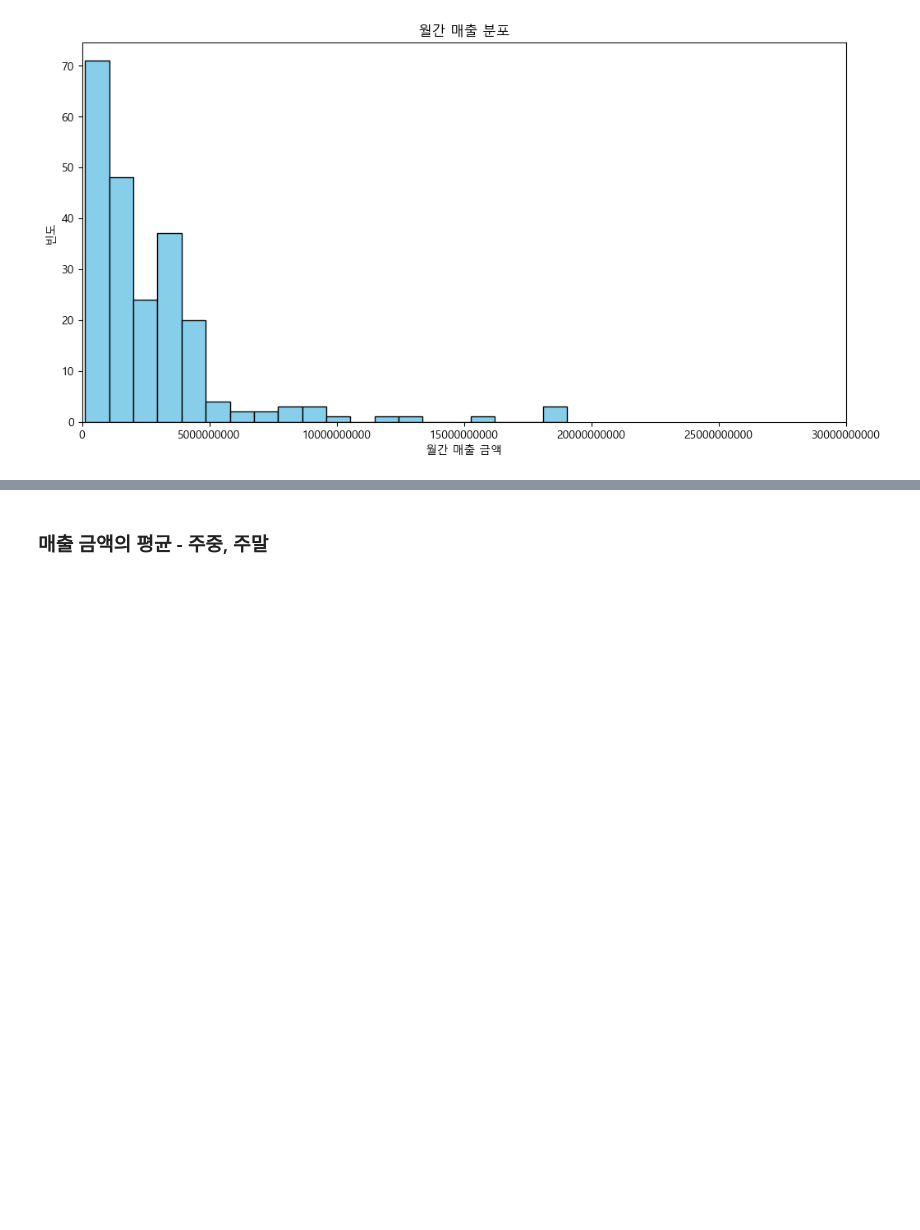
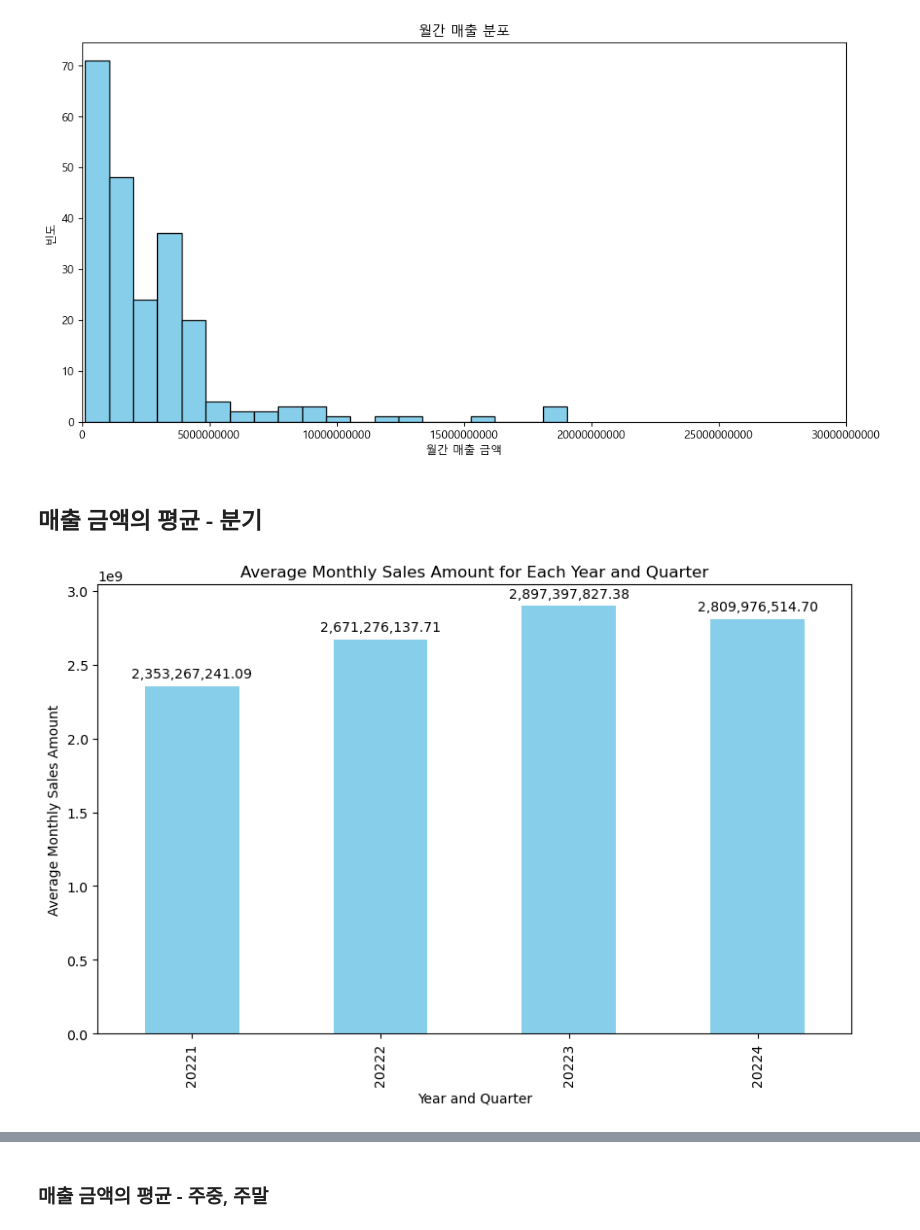
Before and after one commit to hyelin606/Semi-Project, a Jupyter notebook: 강남구.ipynb, the cells around one changed output, grey strips where cells are left out. Saved outputs shown, nothing was run; the diff lists cells and outputs as text; code cells hidden in the pictures; blank space fills up the shorter version.

```diff
--- a/강남구.ipynb
+++ b/강남구.ipynb
@@ -668,3 +668,31 @@ plt.xlim(0, 30000000000)
 plt.show()
 # %% [output]
 [figure]
+# %% [markdown]
+## 매출 금액의 평균 - 분기
+# %%
+import pandas as pd
+import matplotlib.pyplot as plt
+
+# Load the CSV file
+file_path = 'data/강남구 파일/modified_data.csv'
+df = pd.read_csv(file_path)
+
+# Group by '기준_년분기_코드' and calculate the mean of '당월_매출_금액'
+average_sales_by_quarter = df.groupby('기준_년분기_코드')['당월_매출_금액'].mean()
+
+# Visualization
+plt.figure(figsize=(10, 6))
+average_sales_by_quarter.plot(kind='bar', color='skyblue')
+
+plt.xlabel('Year and Quarter')
+plt.ylabel('Average Monthly Sales Amount')
+plt.title('Average Monthly Sales Amount for Each Year and Quarter')
+
+# Display the average monthly sales amounts on top of the bars
+for i, value in enumerate(average_sales_by_quarter):
+    plt.text(i, value + 0.02 * max(average_sales_by_quarter), f'{value:,.2f}', ha='center')
+
+plt.show()
+# %% [output]
+[figure, added]
```
Also changed, not shown: parts of 35 cells of this notebook, 2 other files.
